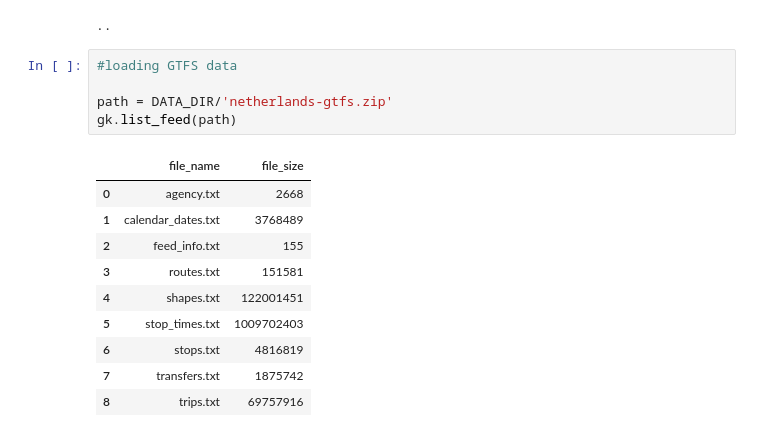
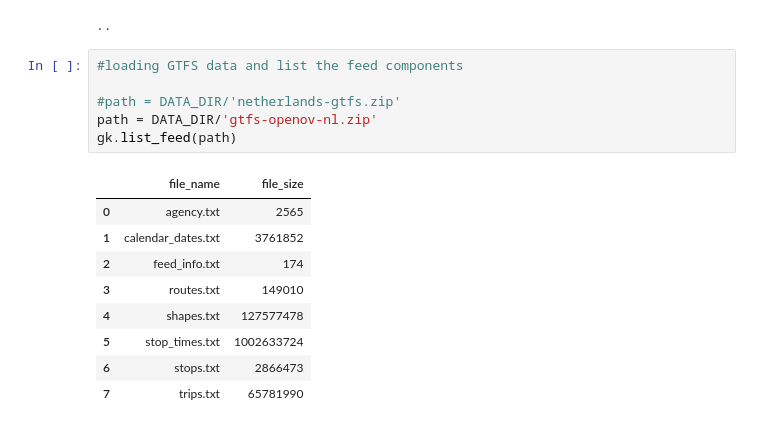
Before and after one commit to TPM-Resilience-Lab/public-transit-system, a Jupyter notebook: python-codes/gtfs_analysis.ipynb, the cells around one changed output. Drawn from its saved outputs; the diff is of its cells as text.

Commit message:
Updated codes for plotting GTFS data

```diff
--- a/python-codes/gtfs_analysis.ipynb
+++ b/python-codes/gtfs_analysis.ipynb
@@ -21,18 +21,18 @@ DATA_DIR = DIR/'gtfs_data/'
 # %% [output]
 ..
 # %%
-#loading GTFS data
+#loading GTFS data and list the feed components
 
-path = DATA_DIR/'netherlands-gtfs.zip'
+#path = DATA_DIR/'netherlands-gtfs.zip'
+path = DATA_DIR/'gtfs-openov-nl.zip'
 gk.list_feed(path)
 # %% [output]
 |  | file_name | file_size |
-| 0 | agency.txt | 2668 |
-| 1 | calendar_dates.txt | 3768489 |
-| 2 | feed_info.txt | 155 |
-| 3 | routes.txt | 151581 |
-| 4 | shapes.txt | 122001451 |
-| 5 | stop_times.txt | 1009702403 |
-| 6 | stops.txt | 4816819 |
-| 7 | transfers.txt | 1875742 |
-| 8 | trips.txt | 69757916 |
+| 0 | agency.txt | 2565 |
+| 1 | calendar_dates.txt | 3761852 |
+| 2 | feed_info.txt | 174 |
+| 3 | routes.txt | 149010 |
+| 4 | shapes.txt | 127577478 |
+| 5 | stop_times.txt | 1002633724 |
+| 6 | stops.txt | 2866473 |
+| 7 | trips.txt | 65781990 |
```
Also changed, not shown: parts of 10 cells of this notebook, 1 other file.
